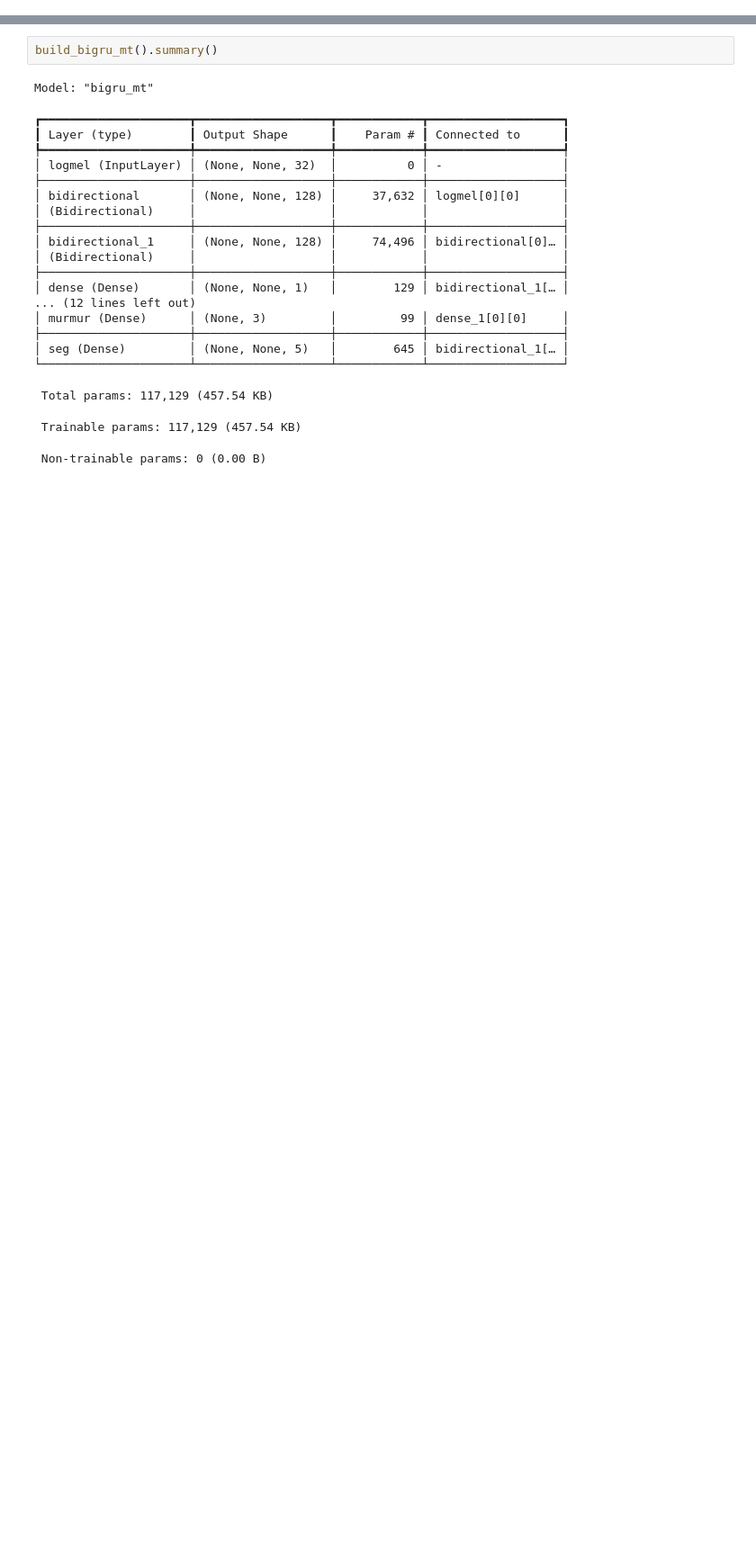
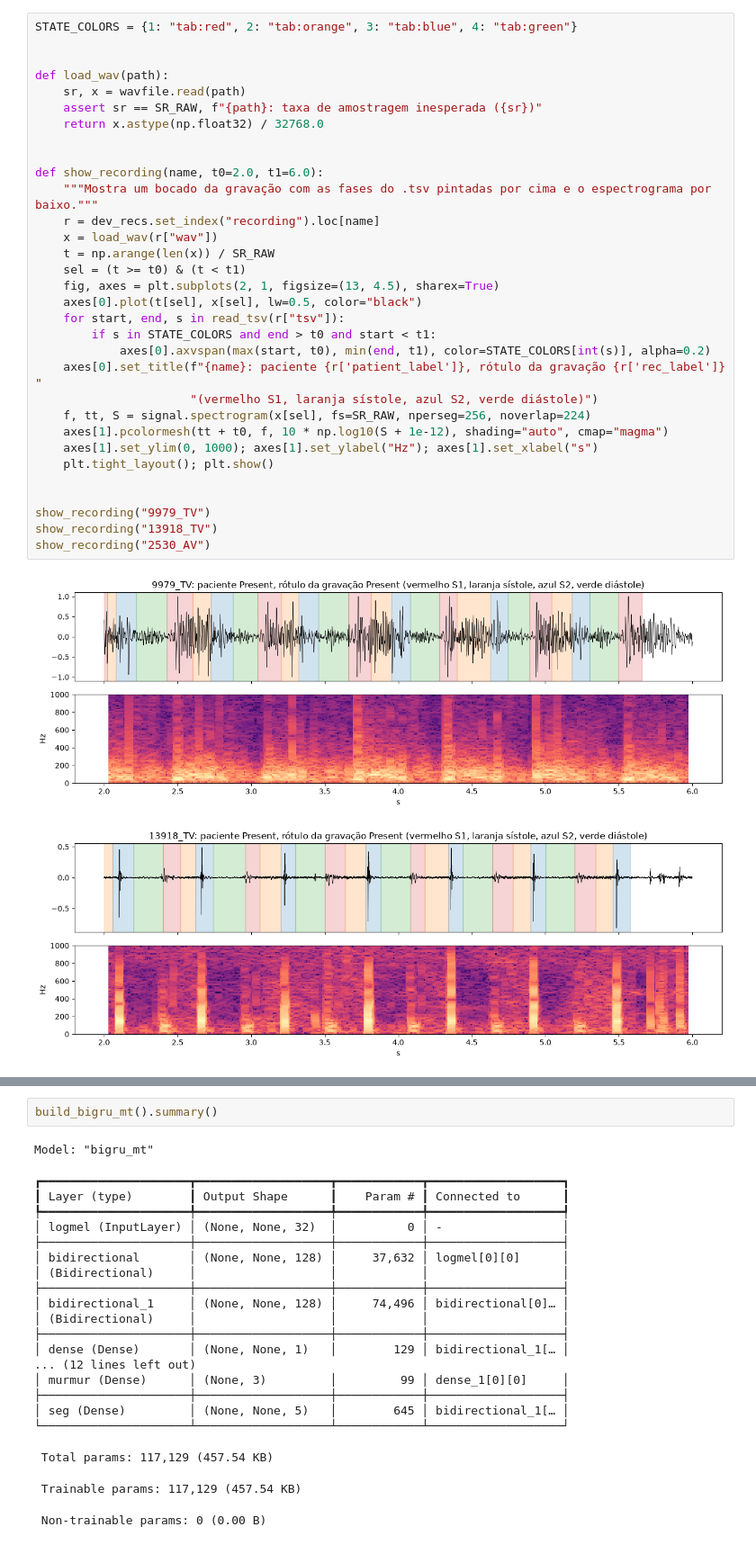
Before and after one commit to rodrigoilde/fcup-ml2, a Jupyter notebook: main.ipynb, the cells around one changed output, grey strips where cells are left out. Shown at 90% size. Saved outputs shown, nothing was run; the diff lists cells and outputs as text; blank space fills up the shorter version.

```diff
--- a/main.ipynb
+++ b/main.ipynb
@@ -814,0 +686,35 @@ works on recordings without a segmentation file (the hidden test data may not in
+# %%
+STATE_COLORS = {1: "tab:red", 2: "tab:orange", 3: "tab:blue", 4: "tab:green"}
+
+
+def load_wav(path):
+    sr, x = wavfile.read(path)
+    assert sr == SR_RAW, f"{path}: taxa de amostragem inesperada ({sr})"
+    return x.astype(np.float32) / 32768.0
+
+
+def show_recording(name, t0=2.0, t1=6.0):
+    """Mostra um bocado da gravação com as fases do .tsv pintadas por cima e o espectrograma por baixo."""
+    r = dev_recs.set_index("recording").loc[name]
+    x = load_wav(r["wav"])
+    t = np.arange(len(x)) / SR_RAW
+    sel = (t >= t0) & (t < t1)
+    fig, axes = plt.subplots(2, 1, figsize=(13, 4.5), sharex=True)
+    axes[0].plot(t[sel], x[sel], lw=0.5, color="black")
+    for start, end, s in read_tsv(r["tsv"]):
+        if s in STATE_COLORS and end > t0 and start < t1:
+            axes[0].axvspan(max(start, t0), min(end, t1), color=STATE_COLORS[int(s)], alpha=0.2)
+    axes[0].set_title(f"{name}: paciente {r['patient_label']}, rótulo da gravação {r['rec_label']} "
+                      "(vermelho S1, laranja sístole, azul S2, verde diástole)")
+    f, tt, S = signal.spectrogram(x[sel], fs=SR_RAW, nperseg=256, noverlap=224)
+    axes[1].pcolormesh(tt + t0, f, 10 * np.log10(S + 1e-12), shading="auto", cmap="magma")
+    axes[1].set_ylim(0, 1000); axes[1].set_ylabel("Hz"); axes[1].set_xlabel("s")
+    plt.tight_layout(); plt.show()
+
+
+show_recording("9979_TV")
+show_recording("13918_TV")
+show_recording("2530_AV")
+# %% [output]
+[figure, added]
+[figure, added]
```
Also changed, not shown: parts of 134 cells of this notebook, 20 other files.
